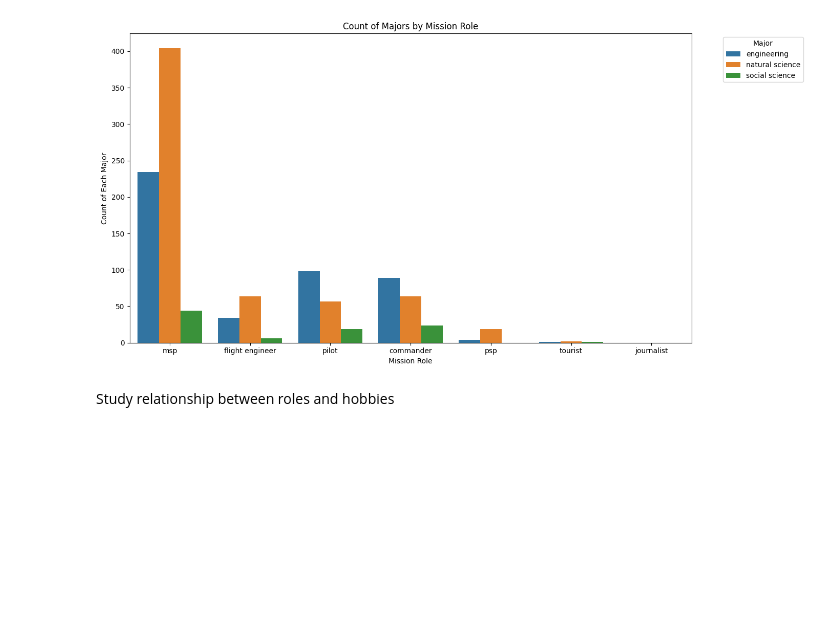
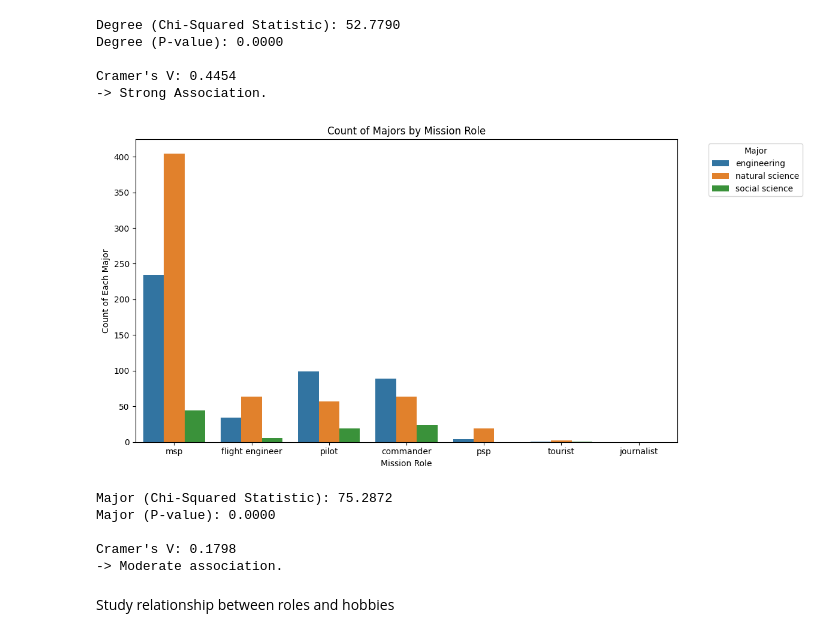
Before and after one commit to CDCThjnk/Model, a Jupyter notebook: EDA/EDA.ipynb, the cells around one changed output. Saved outputs shown, nothing was run; the diff lists cells and outputs as text; code cells hidden in the pictures; blank space fills up the shorter version.

```diff
--- a/EDA/EDA.ipynb
+++ b/EDA/EDA.ipynb
@@ -193,21 +58,68 @@ plt.show()
+# %%
+contingency_table = pd.crosstab(df_degrees_unique['degrees'], df_degrees_unique['Mission.Role'])
+chi2, p_value, dof, expected_freq = chi2_contingency(contingency_table)
+
+print(f"Degree (Chi-Squared Statistic): {chi2:.4f}")
+print(f"Degree (P-value): {p_value:.4f}")
+
+
+n_deg = contingency_table.sum().sum()
+cramers_v_deg = np.sqrt(chi2 / (n_deg * (min(contingency_table.shape)-1)))
+print(f"\nCramer's V: {cramers_v_deg:.4f}")
+if cramers_v_deg < 0.1:
+    print("-> Weak Association.")
+elif cramers_v_deg < 0.3:
+    print("-> Moderate Association.")
+else:
+    print("-> Strong Association.")
+# %% [output]
+Degree (Chi-Squared Statistic): 52.7790
+Degree (P-value): 0.0000
+
+Cramer's V: 0.4454
+-> Strong Association.
 # %%
-degree_df = pd.read_csv('astronauts_with_degrees (1).csv')
+major_df = pd.read_csv('astronauts_with_major.csv')
 # %%
-plt.figure(figsize=(14, 7))
+plt.figure(figsize=(12, 6))
 sns.countplot(
     x='Mission.Role',
     hue='major category',
-    data=degree_df,
-    order=degree_df['Mission.Role'].unique()
+    data=major_df,
+    order=major_df['Mission.Role'].unique()
 )
 plt.xlabel('Mission Role')
 plt.ylabel('Count of Each Major')
 plt.title('Count of Majors by Mission Role')
 plt.legend(title='Major', bbox_to_anchor=(1.05, 1), loc='upper left')
 plt.tight_layout()
 plt.show()
 # %% [output]
-[figure, old version]
+[figure, new version]
+# %%
+
+contingency_table = pd.crosstab(major_df['major category'], major_df['Mission.Role'])
+
+chi2, p_value, dof, expected_freq = chi2_contingency(contingency_table)
+
+print(f"Major (Chi-Squared Statistic): {chi2:.4f}")
+print(f"Major (P-value): {p_value:.4f}")
+
+n_deg = contingency_table.sum().sum()
+cramers_v_deg = np.sqrt(chi2 / (n_deg * (min(contingency_table.shape)-1)))
+print(f"\nCramer's V: {cramers_v_deg:.4f}")
+if cramers_v_deg < 0.1:
+    print("-> Weak association.")
+elif cramers_v_deg < 0.3:
+    print("-> Moderate association.")
+else:
+    print("-> Strong association.")
+# %% [output]
+Major (Chi-Squared Statistic): 75.2872
+Major (P-value): 0.0000
+
+Cramer's V: 0.1798
+-> Moderate association.
 # %% [markdown]
 Study relationship between roles and hobbies
 # %%
```
Also changed, not shown: parts of 24 cells of this notebook, 5 other files.
